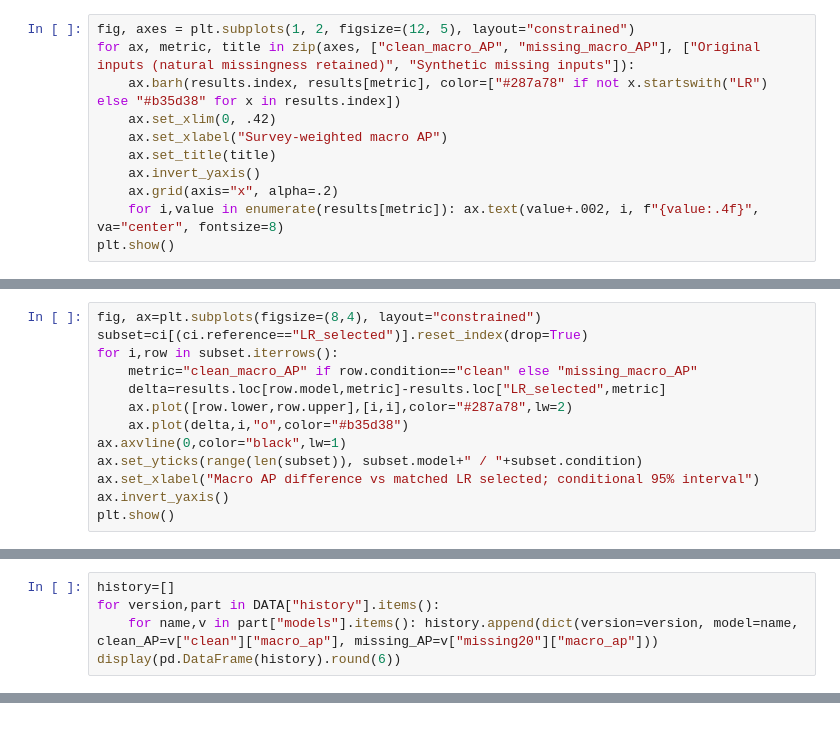
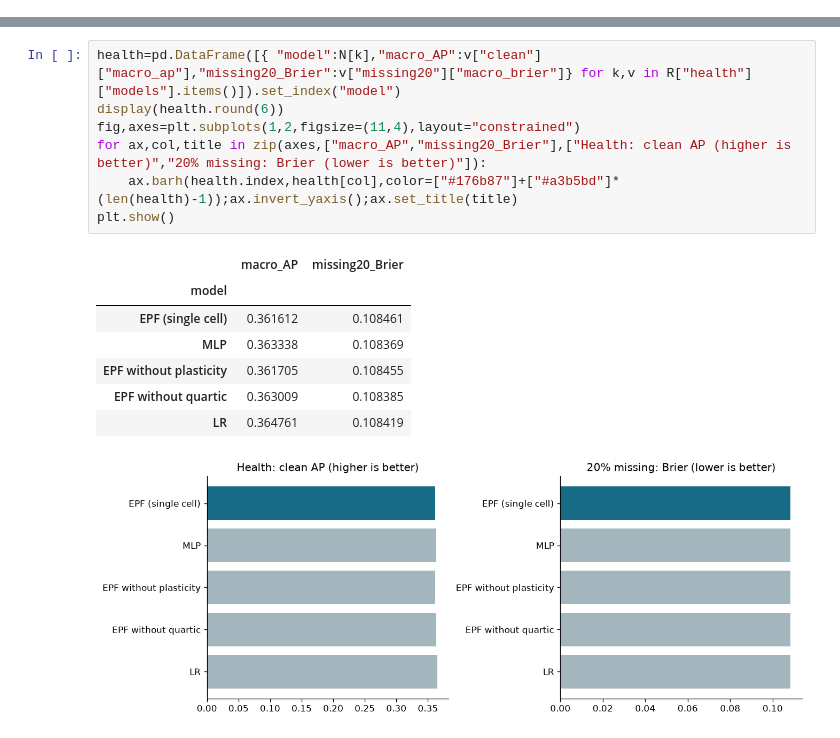
Before and after one commit to kdw123654/digital-project, a Jupyter notebook: comparison.ipynb, the cells around one changed output, grey strips where cells are left out. Saved outputs shown, nothing was run; the diff lists cells and outputs as text.

Commit message:
Implement a unified event-plastic field cell and publish aligned experiments

```diff
--- a/comparison.ipynb
+++ b/comparison.ipynb
@@ -48,11 +0,0 @@ display(results.round(6))
-# %%
-fig, axes = plt.subplots(1, 2, figsize=(12, 5), layout="constrained")
-for ax, metric, title in zip(axes, ["clean_macro_AP", "missing_macro_AP"], ["Original inputs (natural missingness retained)", "Synthetic missing inputs"]):
-    ax.barh(results.index, results[metric], color=["#287a78" if not x.startswith("LR") else "#b35d38" for x in results.index])
-    ax.set_xlim(0, .42)
-    ax.set_xlabel("Survey-weighted macro AP")
-    ax.set_title(title)
-    ax.invert_yaxis()
-    ax.grid(axis="x", alpha=.2)
-    for i,value in enumerate(results[metric]): ax.text(value+.002, i, f"{value:.4f}", va="center", fontsize=8)
-plt.show()
@@ -92,13 +0,0 @@ display(ci.round(6))
-# %%
-fig, ax=plt.subplots(figsize=(8,4), layout="constrained")
-subset=ci[(ci.reference=="LR_selected")].reset_index(drop=True)
-for i,row in subset.iterrows():
-    metric="clean_macro_AP" if row.condition=="clean" else "missing_macro_AP"
-    delta=results.loc[row.model,metric]-results.loc["LR_selected",metric]
-    ax.plot([row.lower,row.upper],[i,i],color="#287a78",lw=2)
-    ax.plot(delta,i,"o",color="#b35d38")
-ax.axvline(0,color="black",lw=1)
-ax.set_yticks(range(len(subset)), subset.model+" / "+subset.condition)
-ax.set_xlabel("Macro AP difference vs matched LR selected; conditional 95% interval")
-ax.invert_yaxis()
-plt.show()
@@ -171,5 +0,0 @@ display(pd.DataFrame(DATA["latest"]["audit"][1]["states"]["three_selected"]))
-# %%
-history=[]
-for version,part in DATA["history"].items():
-    for name,v in part["models"].items(): history.append(dict(version=version, model=name, clean_AP=v["clean"]["macro_ap"], missing_AP=v["missing20"]["macro_ap"]))
-display(pd.DataFrame(history).round(6))
@@ -272,0 +37,16 @@ OOF reload max difference: 0.0
+# %%
+health=pd.DataFrame([{ "model":N[k],"macro_AP":v["clean"]["macro_ap"],"missing20_Brier":v["missing20"]["macro_brier"]} for k,v in R["health"]["models"].items()]).set_index("model")
+display(health.round(6))
+fig,axes=plt.subplots(1,2,figsize=(11,4),layout="constrained")
+for ax,col,title in zip(axes,["macro_AP","missing20_Brier"],["Health: clean AP (higher is better)","20% missing: Brier (lower is better)"]):
+    ax.barh(health.index,health[col],color=["#176b87"]+["#a3b5bd"]*(len(health)-1));ax.invert_yaxis();ax.set_title(title)
+plt.show()
+# %% [output]
+|  | macro_AP | missing20_Brier |
+| model |  |  |
+| EPF (single cell) | 0.361612 | 0.108461 |
+| MLP | 0.363338 | 0.108369 |
+| EPF without plasticity | 0.361705 | 0.108455 |
+| EPF without quartic | 0.363009 | 0.108385 |
+| LR | 0.364761 | 0.108419 |
+[figure, added]
```
Also changed, not shown: parts of 33 cells of this notebook, 22 other files.
